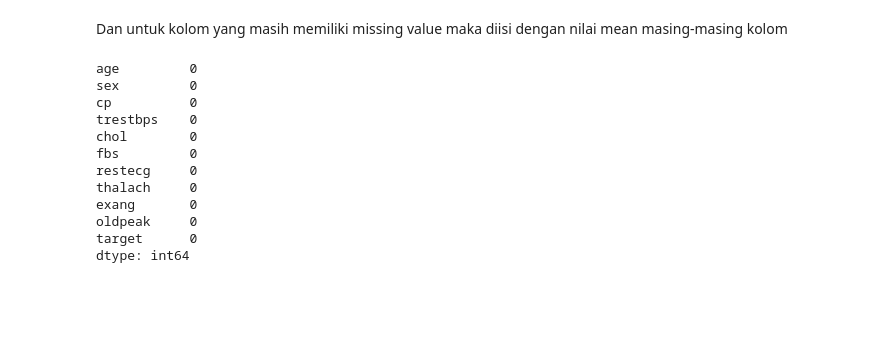
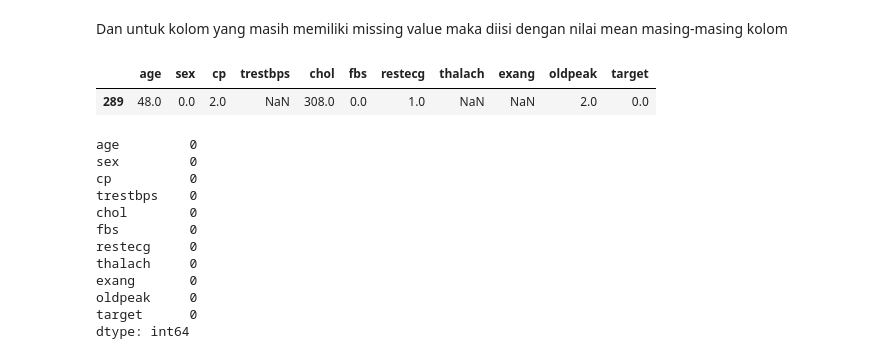
Before and after one commit to maoelanaAs/heart-disease-capstone, a Jupyter notebook: capstone_project.ipynb, the cells around one changed output. Drawn from its saved outputs; the diff is of its cells as text; code cells hidden in the pictures; blank space fills up the shorter version.

```diff
--- a/capstone_project.ipynb
+++ b/capstone_project.ipynb
@@ -221,6 +221,11 @@ target       0
 dtype: int64
 # %% [markdown]
 Dan untuk kolom yang masih memiliki missing value maka diisi dengan nilai mean masing-masing kolom
+# %%
+df[df['exang'].isnull()]
+# %% [output]
+|  | age | sex | cp | trestbps | chol | fbs | restecg | thalach | exang | oldpeak | target |
+| 289 | 48.0 | 0.0 | 2.0 | NaN | 308.0 | 0.0 | 1.0 | NaN | NaN | 2.0 | 0.0 |
 # %%
 meanTrestbps = df['trestbps'].dropna()
 meanChol = df['chol'].dropna()
```
Also changed, not shown: parts of 3 cells of this notebook, 1 other file.
